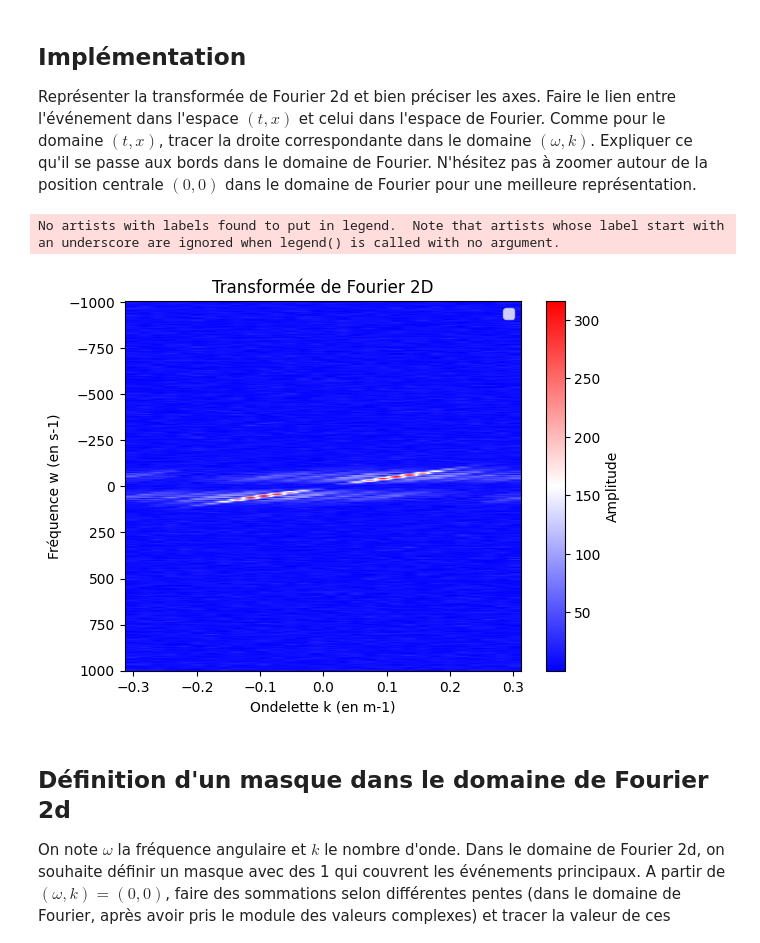
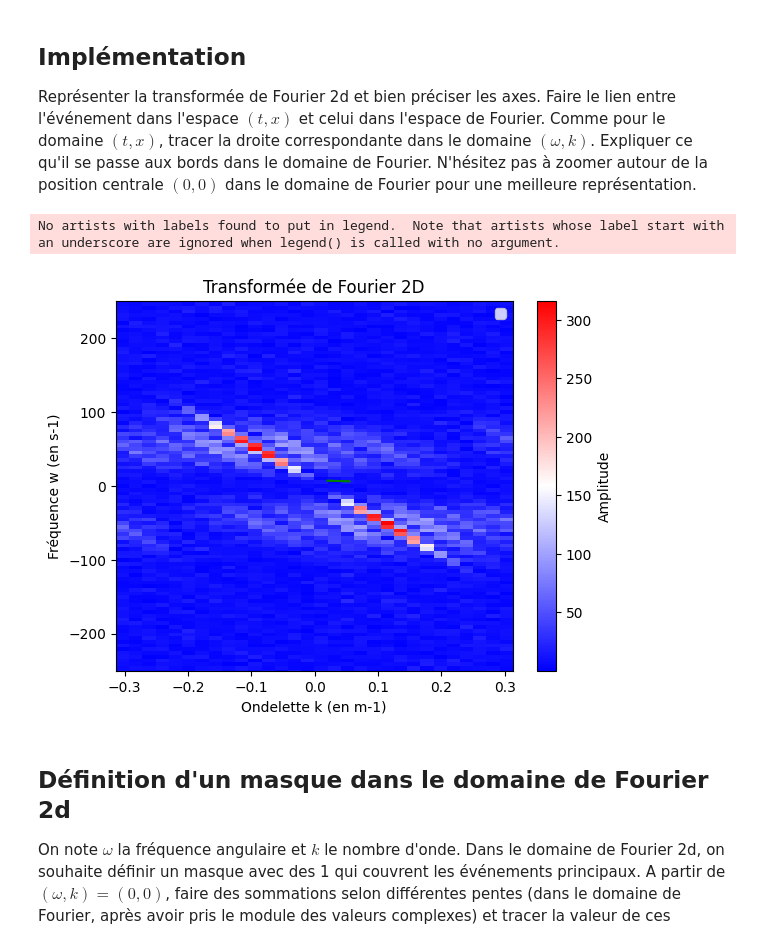
Before and after one commit to LucieTrolle/Projet-Traitement-du-Signal, a Jupyter notebook: Mini-projet Géophysique/mini_projet_geophysique.ipynb, the cells around one changed output. Saved outputs shown, nothing was run; the diff lists cells and outputs as text; code cells hidden in the pictures.

```diff
--- a/Mini-projet Géophysique/mini_projet_geophysique.ipynb
+++ b/Mini-projet Géophysique/mini_projet_geophysique.ipynb
@@ -133,33 +133,45 @@ avec $\delta$ la distribution de Dirac.
 ## Implémentation
 Représenter la transformée de Fourier 2d et bien préciser les axes. Faire le lien entre l'événement dans l'espace $(t,x)$ et celui dans l'espace de Fourier. Comme pour le domaine $(t,x)$, tracer la droite correspondante dans le domaine $(\omega,k)$. Expliquer ce qu'il se passe aux bords dans le domaine de Fourier. N'hésitez pas à zoomer autour de la position centrale $(0,0)$ dans le domaine de Fourier pour une meilleure représentation.
 # %%
-# Calcul de la transformée de Fourier 2D
 tf = np.fft.fftshift(np.fft.fft2(gpanel1))
 # fftshift est utilisé pour recentrer les fréquences à zéro
 
-# Création des axes de fréquence (w) et d'onde (k)
+#renormalisation de la fréquence et du vecteur d'onde
 n = gpanel1.shape[0]
 dt = np.abs(at[1] - at[0])
 dx = np.abs(ax[1] - ax[0])
 dw = 2 * np.pi / (n * dt)
 dk = 2 * np.pi / (n * dx)
 w = np.fft.fftshift(np.fft.fftfreq(n, dt)) * 2 * np.pi
 k = np.fft.fftshift(np.fft.fftfreq(n, dx)) * 2 * np.pi
 
-# Tracer la transformée de Fourier 2D
+# tracer
+plt.imshow(np.abs(tf), extent=[k[0], k[-1], w[-1], w[0]], aspect='auto')
 
-plt.imshow(np.abs(tf), extent=[k[0], k[-1], w[-1], w[0]], aspect='auto')
 plt.title('Transformée de Fourier 2D')
 plt.xlabel('Ondelette k (en m-1)')
 plt.ylabel('Fréquence w (en s-1)')
+
+plt.ylim((-250,250)) #afin d'améliorer l'affichage
 plt.colorbar(label='Amplitude')
 
 plt.legend()
 
+droite = []
+for i in range (gpanel1.shape[0]):
+    for j in range (gpanel1.shape[1]) :
+        if abs(tf[i][j]) >= 220 :
+            droite.append((i,j))
+
+x_droite = [(point[1]/gpanel1.shape[0]) for point in droite]
+y_droite = [(point[0]/gpanel1.shape[1])  for point in droite]
+plt.plot(x_droite, y_droite, color='green', label='Droite')
+
+
 plt.show()
 # %% [output]
 No artists with labels found to put in legend.  Note that artists whose label start with an underscore are ignored when legend() is called with no argument.
-[figure, old version]
+[figure, new version]
 # %% [markdown]
 ## Définition d'un masque dans le domaine de Fourier 2d
 On note $\omega$ la fréquence angulaire et $k$ le nombre d'onde. Dans le domaine de Fourier 2d, on souhaite définir un masque avec des 1 qui couvrent les événements principaux. A partir de $(\omega,k)=(0,0)$, faire des sommations selon différentes pentes (dans le domaine de Fourier, après avoir pris le module des valeurs complexes) et tracer la valeur de ces sommes en fonction de la pente. On s'attend à ce que une valeur ressorte. Calculer une fonction qui sélectionne automatiquement cette valeur et construire un masque dans le domaine de Fourier 2d qui vaut 1 autour de la valeur principale et 0 en dehors.
```
